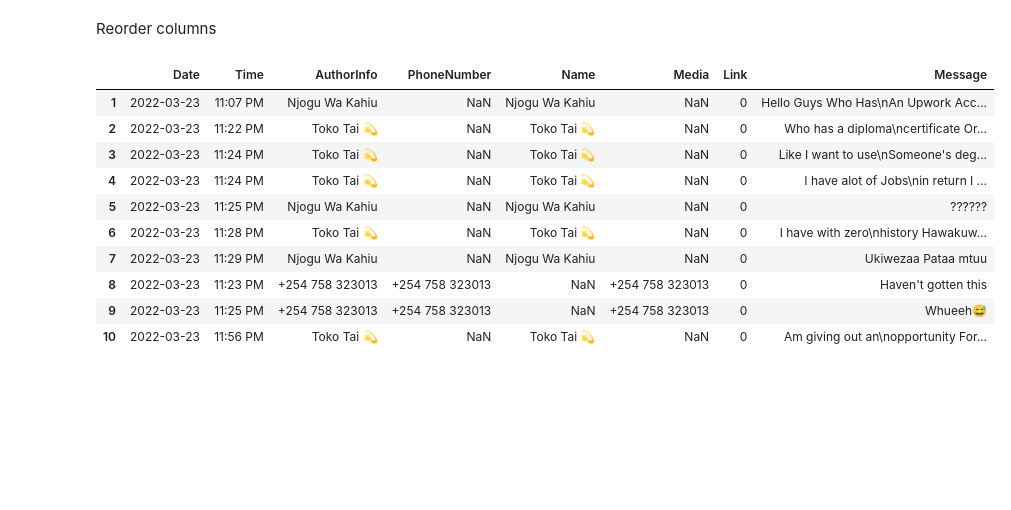
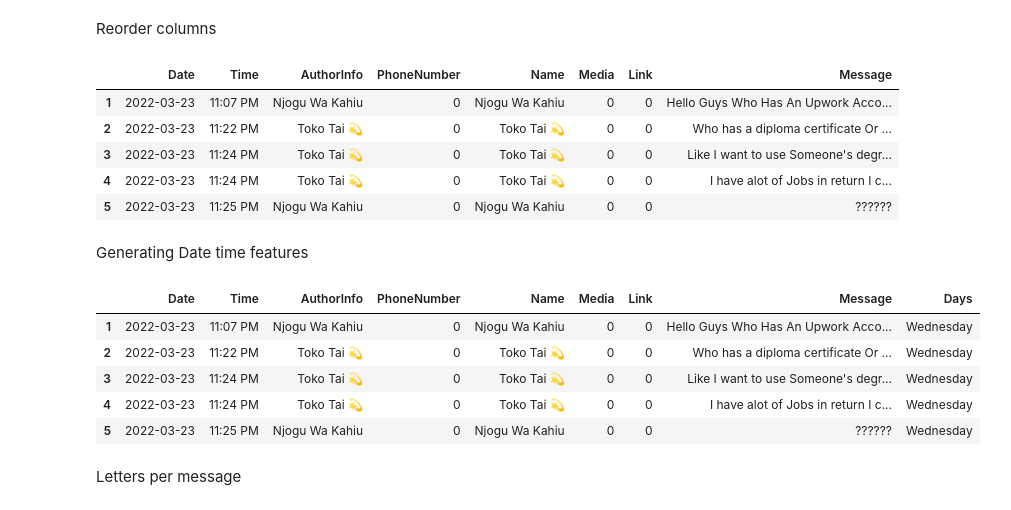
Before and after one commit to Naftal-Rainer/WhatsApp-Group-Chat-Analysis-Dashboard, a Jupyter notebook: cleansing.ipynb, the cells around one changed output. Cells and saved outputs as stored; diff of their text form; code cells hidden in the pictures; blank space fills up the shorter version.

```diff
--- a/cleansing.ipynb
+++ b/cleansing.ipynb
@@ -320,0 +300,4 @@ for x in linkLocator:
+# %%
+data_clean['Link'] = np.where(data_clean['Message'].str.contains('http:|https:|.com |.org'),1 ,0 )
+# URLPATTERN = r'(https?://S+)'
+# data_clean['Link'] = data_clean.Message.apply(lambda x: re.findall(URLPATTERN, x)).str.len()
@@ -321,4 +313,6 @@ for x in linkLocator:
+# %%
+data_clean['Message'] = data_clean['Message'].apply(lambda s: s.replace('\n', '  '))
 # %% [markdown]
 Wrap Message text
 # %%
-data_clean['Message'] = data_clean['Message'].apply(lambda x : textwrap.fill(x, 20, drop_whitespace=True))
+# data_clean['Message'] = data_clean['Message'].apply(lambda x : textwrap.fill(x, 20, drop_whitespace=True))
@@ -325,10 +328,10 @@ data_clean['Message'] = data_clean['Message'].apply(lambda x : textwrap.fill(x,
 # %% [markdown]
 Align messages to the right and right
 # %%
-data_clean["Message"]= data_clean["Message"].str.pad(5, side ='left')
-data_clean["AuthorInfo"]= data_clean["AuthorInfo"].str.pad(15, side ='both')
-data_clean["PhoneNumber"]= data_clean["PhoneNumber"].str.pad(15, side ='both')
-data_clean["Name"]= data_clean["Name"].str.pad(15, side ='both')
-data_clean["Media"]= data_clean["PhoneNumber"].str.pad(15, side ='both')
+# data_clean["Message"]= data_clean["Message"].str.pad(5, side ='left')
+# data_clean["AuthorInfo"]= data_clean["AuthorInfo"].str.pad(15, side ='both')
+# data_clean["PhoneNumber"]= data_clean["PhoneNumber"].str.pad(15, side ='both')
+# data_clean["Name"]= data_clean["Name"].str.pad(15, side ='both')
+# data_clean["Media"]= data_clean["PhoneNumber"].str.pad(15, side ='both')
 data_clean.fillna(0)
 # %% [output]
@@ -349,18 +352,15 @@ data_clean.fillna(0)
 Reorder columns
 # %%
 data_clean = data_clean[['Date', 'Time', 'AuthorInfo', 'PhoneNumber', 'Name', 'Media','Link' , 'Message']]
-data_clean.head(10)
+data_clean.head()
 # %% [output]
 |  | Date | Time | AuthorInfo | PhoneNumber | Name | Media | Link | Message |
-| 1 | 2022-03-23 | 11:07 PM | Njogu Wa Kahiu | NaN | Njogu Wa Kahiu | NaN | 0 | Hello Guys Who Has\nAn Upwork Acc... |
-| 2 | 2022-03-23 | 11:22 PM | Toko Tai 💫 | NaN | Toko Tai 💫 | NaN | 0 | Who has a diploma\ncertificate Or... |
-| 3 | 2022-03-23 | 11:24 PM | Toko Tai 💫 | NaN | Toko Tai 💫 | NaN | 0 | Like I want to use\nSomeone's deg... |
-| 4 | 2022-03-23 | 11:24 PM | Toko Tai 💫 | NaN | Toko Tai 💫 | NaN | 0 | I have alot of Jobs\nin return I ... |
-| 5 | 2022-03-23 | 11:25 PM | Njogu Wa Kahiu | NaN | Njogu Wa Kahiu | NaN | 0 | ?????? |
-| 6 | 2022-03-23 | 11:28 PM | Toko Tai 💫 | NaN | Toko Tai 💫 | NaN | 0 | I have with zero\nhistory Hawakuw... |
-| 7 | 2022-03-23 | 11:29 PM | Njogu Wa Kahiu | NaN | Njogu Wa Kahiu | NaN | 0 | Ukiwezaa Pataa mtuu |
-| 8 | 2022-03-23 | 11:23 PM | +254 758 323013 | +254 758 323013 | NaN | +254 758 323013 | 0 | Haven't gotten this |
-| 9 | 2022-03-23 | 11:25 PM | +254 758 323013 | +254 758 323013 | NaN | +254 758 323013 | 0 | Whueeh😅 |
-| 10 | 2022-03-23 | 11:56 PM | Toko Tai 💫 | NaN | Toko Tai 💫 | NaN | 0 | Am giving out an\nopportunity For... |
+| 1 | 2022-03-23 | 11:07 PM | Njogu Wa Kahiu | 0 | Njogu Wa Kahiu | 0 | 0 | Hello Guys Who Has An Upwork Acco... |
+| 2 | 2022-03-23 | 11:22 PM | Toko Tai 💫 | 0 | Toko Tai 💫 | 0 | 0 | Who has a diploma certificate Or ... |
+| 3 | 2022-03-23 | 11:24 PM | Toko Tai 💫 | 0 | Toko Tai 💫 | 0 | 0 | Like I want to use Someone's degr... |
+| 4 | 2022-03-23 | 11:24 PM | Toko Tai 💫 | 0 | Toko Tai 💫 | 0 | 0 | I have alot of Jobs in return I c... |
+| 5 | 2022-03-23 | 11:25 PM | Njogu Wa Kahiu | 0 | Njogu Wa Kahiu | 0 | 0 | ?????? |
 # %%
 data_clean.to_excel('result.xlsx', index=False)
+# %% [markdown]
+Generating Date time features
@@ -366,0 +371,11 @@ data_clean.to_excel('result.xlsx', index=False)
+# %%
+data_clean.head()
+# %% [output]
+|  | Date | Time | AuthorInfo | PhoneNumber | Name | Media | Link | Message | Days |
+| 1 | 2022-03-23 | 11:07 PM | Njogu Wa Kahiu | 0 | Njogu Wa Kahiu | 0 | 0 | Hello Guys Who Has An Upwork Acco... | Wednesday |
+| 2 | 2022-03-23 | 11:22 PM | Toko Tai 💫 | 0 | Toko Tai 💫 | 0 | 0 | Who has a diploma certificate Or ... | Wednesday |
+| 3 | 2022-03-23 | 11:24 PM | Toko Tai 💫 | 0 | Toko Tai 💫 | 0 | 0 | Like I want to use Someone's degr... | Wednesday |
+| 4 | 2022-03-23 | 11:24 PM | Toko Tai 💫 | 0 | Toko Tai 💫 | 0 | 0 | I have alot of Jobs in return I c... | Wednesday |
+| 5 | 2022-03-23 | 11:25 PM | Njogu Wa Kahiu | 0 | Njogu Wa Kahiu | 0 | 0 | ?????? | Wednesday |
+# %% [markdown]
+Letters per message
```
Also changed, not shown: parts of 24 cells of this notebook, 4 other files.
